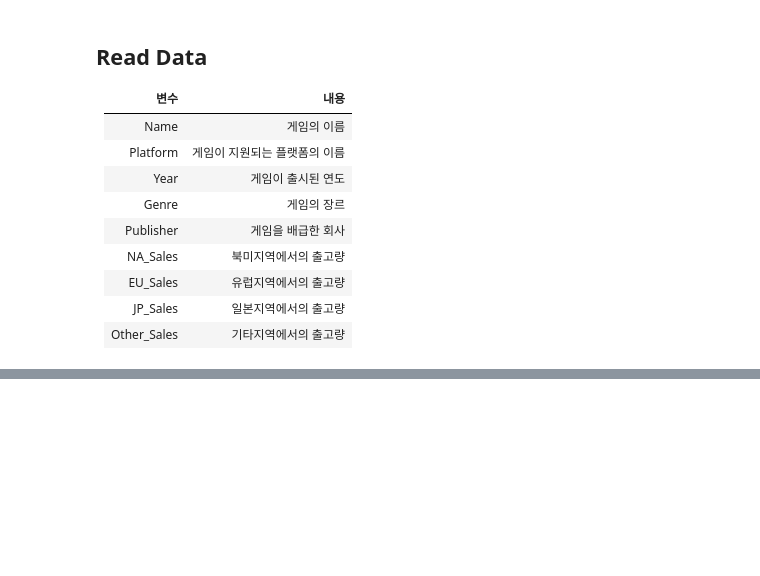
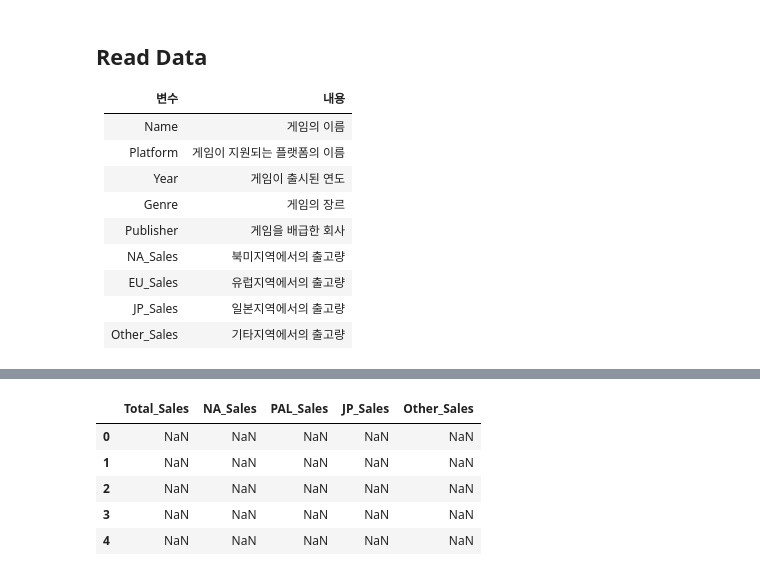
Before and after one commit to leeyeonjun85/AIB_Section_1_Project, a Jupyter notebook: EDA.ipynb, the cells around one changed output, grey strips where cells are left out. Saved outputs shown, nothing was run; the diff lists cells and outputs as text; code cells hidden in the pictures; blank space fills up the shorter version.

```diff
--- a/EDA.ipynb
+++ b/EDA.ipynb
@@ -216,0 +1212,6 @@ IntCastingNaNError: ignored
+# %%
+m_index = df.Total_Shipped.str.contains(pat='[m]', regex=True).index # m이 붙어있는 인덱스 저장
+# %%
+df['Total_Shipped'].replace('[a-zA-Z]', '', regex=True, inplace=True) # 문자 제거
+# %%
+df['Total_Shipped'] = df['Total_Shipped'].astype(float) # 테이터타입 소수형 변형
@@ -216,0 +1256,9 @@ IntCastingNaNError: ignored
+# %%
+df[['Total_Sales', 'NA_Sales', 'PAL_Sales', 'JP_Sales', 'Other_Sales']].head()
+# %% [output]
+|  | Total_Sales | NA_Sales | PAL_Sales | JP_Sales | Other_Sales |
+| 0 | NaN | NaN | NaN | NaN | NaN |
+| 1 | NaN | NaN | NaN | NaN | NaN |
+| 2 | NaN | NaN | NaN | NaN | NaN |
+| 3 | NaN | NaN | NaN | NaN | NaN |
+| 4 | NaN | NaN | NaN | NaN | NaN |
```
Also changed, not shown: parts of 61 cells of this notebook, 4 other files.
